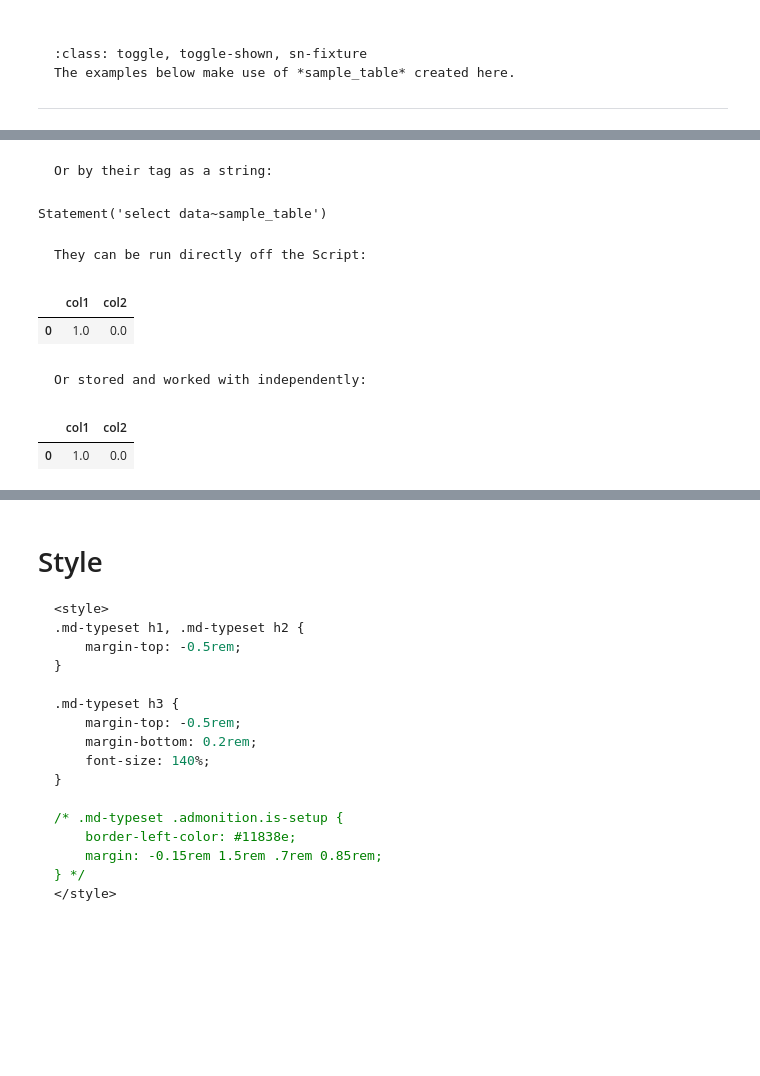
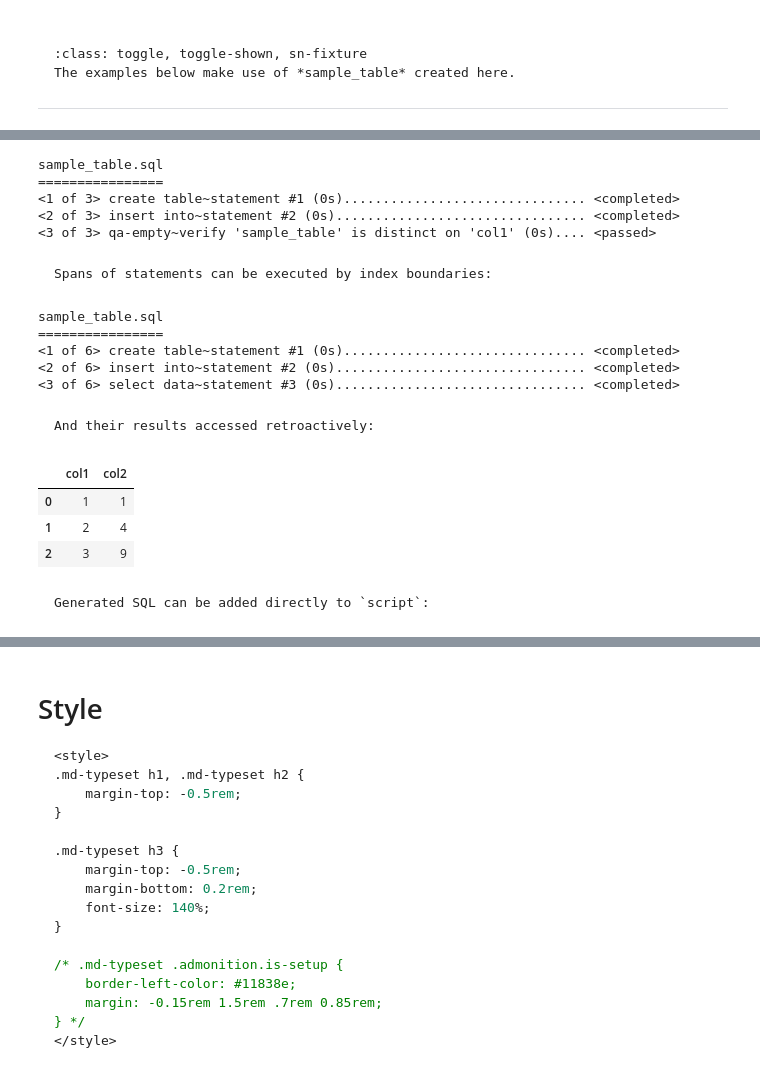
Before and after one commit to GEM7318/Snowmobile, a Jupyter notebook: docs/index.ipynb, the cells around one changed output, grey strips where cells are left out. Saved outputs shown, nothing was run; the diff lists cells and outputs as text; code cells hidden in the pictures; blank space fills up the shorter version.

````diff
--- a/docs/index.ipynb
+++ b/docs/index.ipynb
@@ -670,28 +682,36 @@ Statement('select data~sample_table')
+# %%
+with script.filter(excl_kw=['drop', 'select'], excl_desc=[r'.*any_other_table']) as s:
+    s.run()
+# %% [output]
+sample_table.sql
+================
+<1 of 3> create table~statement #1 (0s)............................... <completed>
+<2 of 3> insert into~statement #2 (0s)................................ <completed>
+<3 of 3> qa-empty~verify 'sample_table' is distinct on 'col1' (0s).... <passed>
+# %% [markdown]
+```{div} sn-pre-code, sn-post-code
+Spans of statements can be executed by index boundaries:
+```
+# %%
+script.run((1, 3))
+# %% [output]
+sample_table.sql
+================
+<1 of 6> create table~statement #1 (0s)............................... <completed>
+<2 of 6> insert into~statement #2 (0s)................................ <completed>
+<3 of 6> select data~statement #3 (0s)................................ <completed>
 # %% [markdown]
-```{div} sn-pre-code
-Or by their tag as a string:
+```{div} sn-pre-code, sn-post-code
+And their results accessed retroactively:
 ```
-# %%
-script('select data~sample_table') #> Statement('select data~sample_table')
-# %% [output]
-Statement('select data~sample_table')
+# %%
+script(3).results.head()
+# %% [output]
+|  | col1 | col2 |
+| 0 | 1 | 1 |
+| 1 | 2 | 4 |
+| 2 | 3 | 9 |
 # %% [markdown]
-```{div} sn-pre-code
-They can be run directly off the Script:
+```{div} sn-pre-code, sn-post-code
+Generated SQL can be added directly to `script`:
 ```
-# %%
-script.run(4)
-script(4).results.head(1)
-# %% [output]
-|  | col1 | col2 |
-| 0 | 1.0 | 0.0 |
-# %% [markdown]
-```{div} sn-pre-code
-Or stored and worked with independently:
-```
-# %%
-s4 = script(4).run()
-s4.results.head(1)
-# %% [output]
-|  | col1 | col2 |
-| 0 | 1.0 | 0.0 |
````
Also changed, not shown: parts of 25 cells of this notebook, 5 other files.
